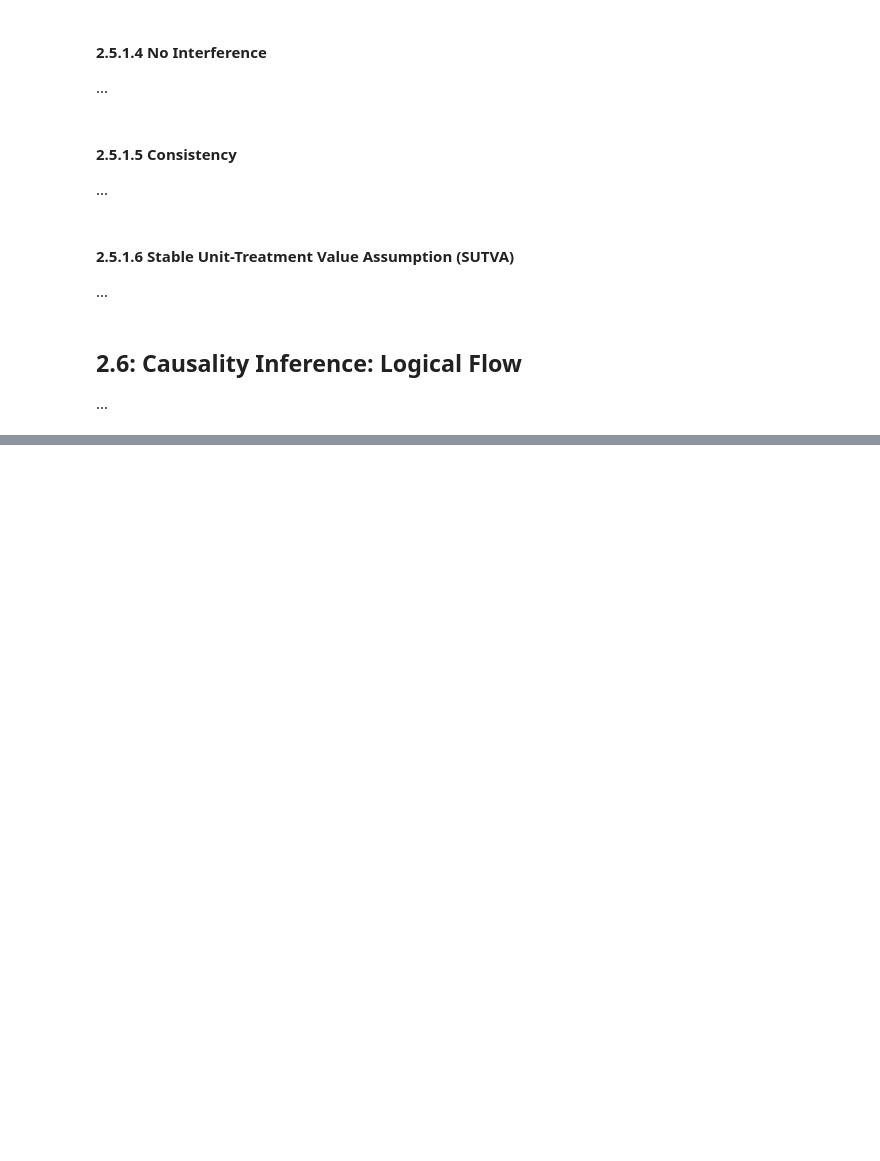
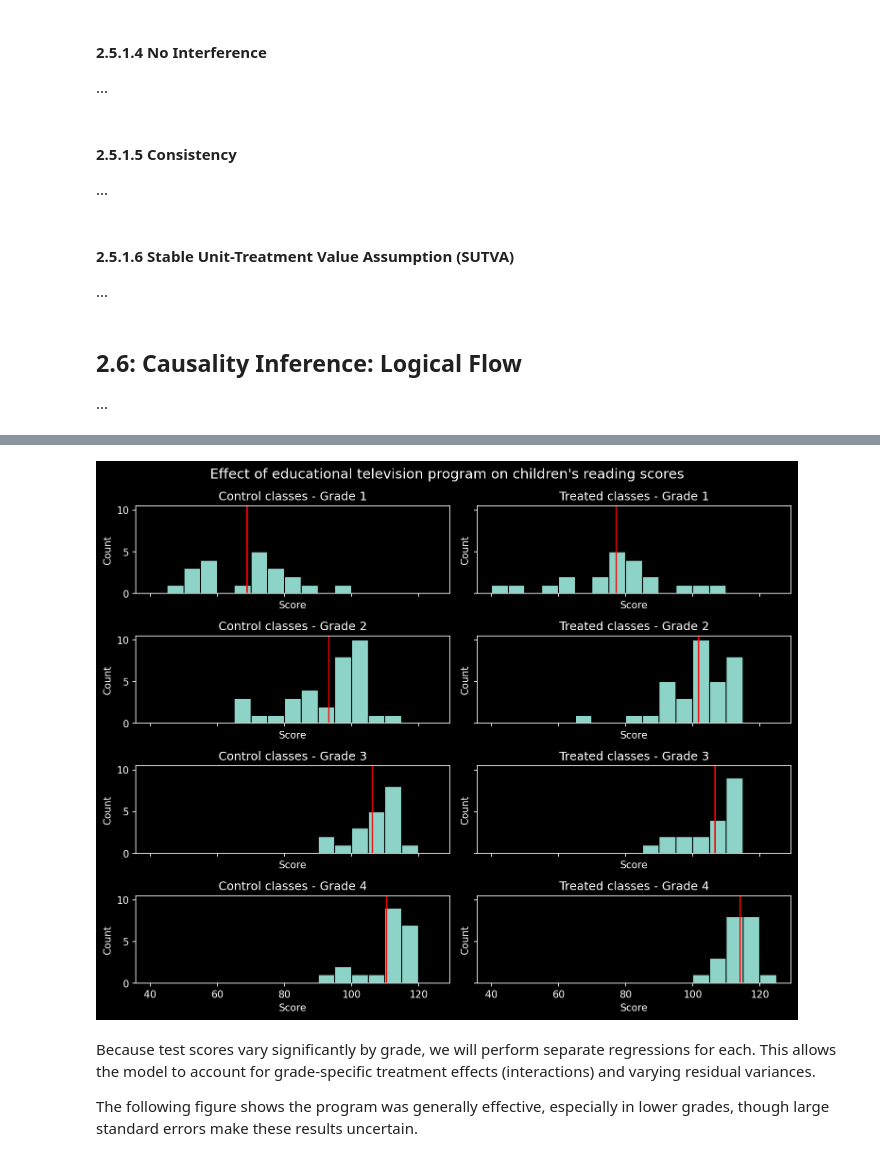
Before and after one commit to stefano-bragaglia/applied-causal-inference, a Jupyter notebook: src/notebooks/02_theory_and_basic_concepts.ipynb, the cells around one changed output, grey strips where cells are left out. Saved outputs shown, nothing was run; the diff lists cells and outputs as text; code cells hidden in the pictures; blank space fills up the shorter version.

```diff
--- a/src/notebooks/02_theory_and_basic_concepts.ipynb
+++ b/src/notebooks/02_theory_and_basic_concepts.ipynb
@@ -294,0 +386,7 @@ It aims to develop causal reasoning skills and offers practice in basic inferenc
+# %%
+# Prepare the data
+post = electric[["grade", "treatment", "post_test"]].rename(
+    columns={"treatment": "group", "post_test": "score"}
+)
+post["group"] = post["group"].replace({0: "control", 1: "treated"})
+post
@@ -294,0 +407,4 @@ It aims to develop causal reasoning skills and offers practice in basic inferenc
+# %%
+# Calculate mean scores for each grade and group
+score_means = post.groupby(["grade", "group"]).mean(numeric_only=True).reset_index()
+score_means
@@ -294,0 +421,42 @@ It aims to develop causal reasoning skills and offers practice in basic inferenc
+# %%
+# Define grade_labels function to add labels to the grade axis
+def grade_labels(x):
+    return f"Grade {x}"
+
+
+# Define group_labels dictionary to add labels to the group axis
+group_labels = {"control": "Control classes", "treated": "Treated classes"}
+
+# Create histogram with vertical line for each group and grade combination
+fig, axes = plt.subplots(
+    nrows=4, ncols=2, sharey=True, sharex=True, figsize=(10, 8), dpi=150
+)
+for i, grade in enumerate(sorted(post["grade"].unique())):
+    for j, group in enumerate(sorted(post["group"].unique())):
+        ax = axes[i][j]
+        ax.hist(
+            post[(post["grade"] == grade) & (post["group"] == group)]["score"],
+            bins=range(40, 130, 5),
+            edgecolor="black",
+        )
+        ax.axvline(
+            x=score_means[
+                (score_means["grade"] == grade) & (score_means["group"] == group)
+            ]["score"].values[0],
+            color="red",
+        )
+        ax.set_title(f"{group_labels[group]} - {grade_labels(grade)}", fontsize=12)
+        ax.set_xlabel("Score", fontsize=10)
+        ax.set_ylabel("Count", fontsize=10)
+
+fig.suptitle(
+    "Effect of educational television program on children's reading scores", fontsize=14
+)
+plt.tight_layout()
+# %% [output]
+[figure, added]
+# %% [markdown]
+Because test scores vary significantly by grade, we will perform separate regressions for each.
+This allows the model to account for grade-specific treatment effects (interactions) and varying residual variances.
+
+The following figure shows the program was generally effective, especially in lower grades, though large standard errors make these results uncertain.
```
Also changed, not shown: parts of 13 cells of this notebook, 1 other file.
